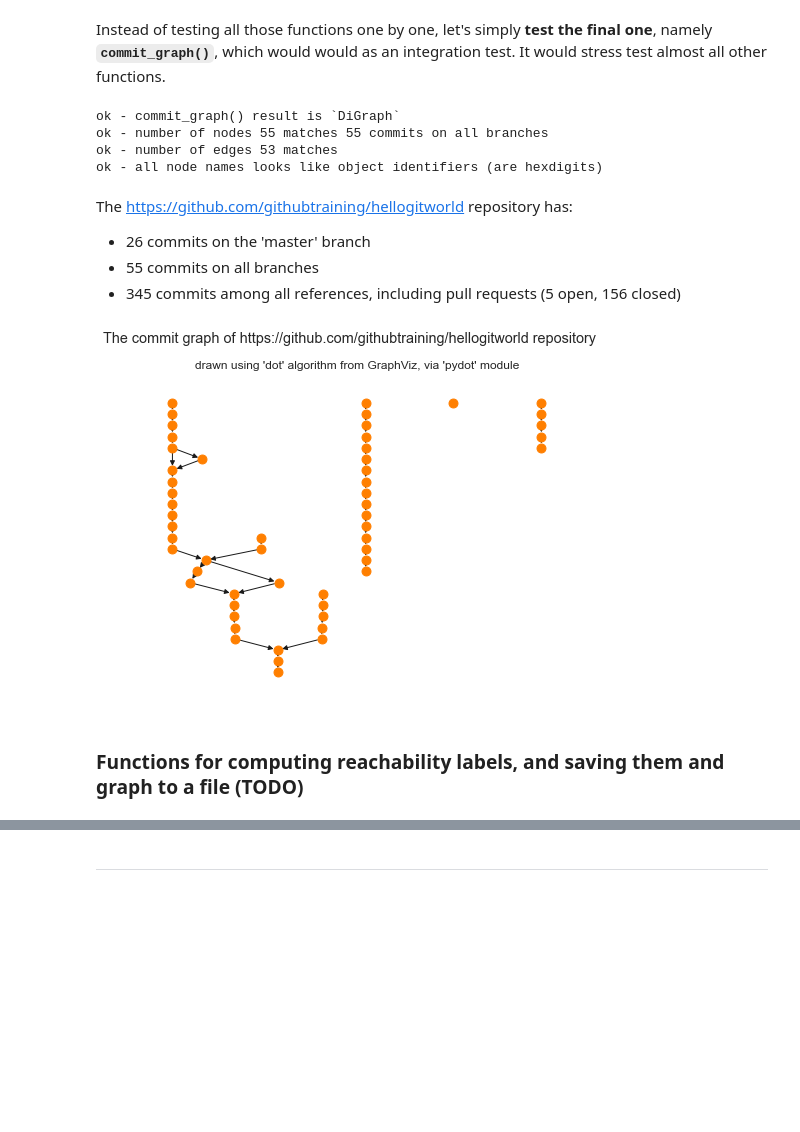
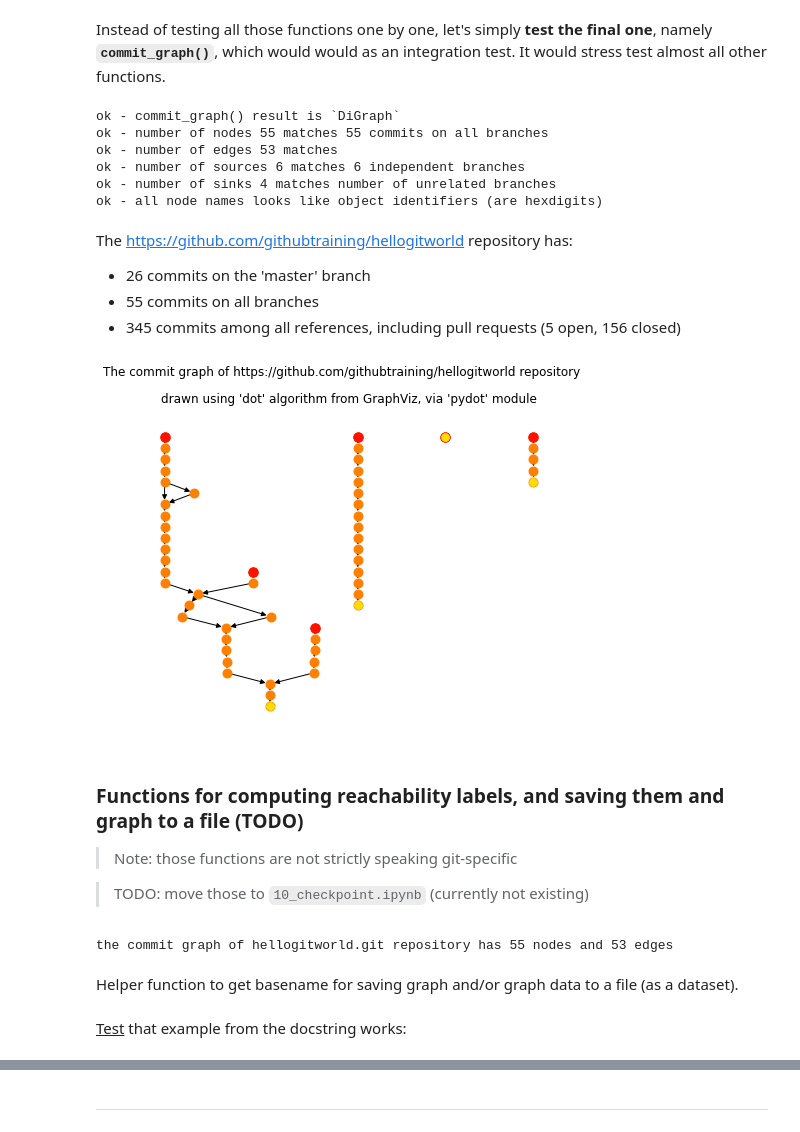
Before and after one commit to jnareb/git-commit-graph-ext, a Jupyter notebook: 09_git.ipynb, the cells around one changed output, grey strips where cells are left out. Drawn from its saved outputs; the diff is of its cells as text; code cells hidden in the pictures; blank space fills up the shorter version.

```diff
--- a/09_git.ipynb
+++ b/09_git.ipynb
@@ -307,7 +320,7 @@ def get_repo(url, repo_path, refresh=False):
 Using Git commands, we can easily create text file that store commit-graph information in the adjacency list format, from which it is easy to create a NetworkX graph (`DiGraph`).  Shortened object identifiers (shortened SHA-1) will be used to identify commits which are nodes / vertices of the commit graph.
 # %%
 #export
-def _repo_name_to_out_path(repo_path, out_dir="datasets"):
+def _repo_path_to_out_path(repo_path, out_dir="datasets"):
     """Create filename for storing adjacency list out of repository path
 
     This is a helper function used, among others, in `repo_generate_adjlist()`
@@ -386,7 +399,7 @@ def repo_generate_adjlist(repo_path, out_dir="datasets", refresh=False):
         Path where the commit graph in the adjacency file format
         can be found.
     """
-    out_pathname = _repo_name_to_out_path(repo_path, out_dir=out_dir)
+    out_pathname = _repo_path_to_out_path(repo_path, out_dir=out_dir)
     # generate the adjacency list using git-log command; note: skip pull requests
     if refresh or not out_pathname.exists():
         with out_pathname.open("w") as outfile:
@@ -505,7 +518,7 @@ def commit_graph(url, repo_name,
     repo_path = Path(repos_dir) / repo_name
     get_repo(url, repo_path, refresh=reclone)
     graph = repo_to_graph(repo_path, datasets_dir=datasets_dir, refresh=rescan)
-    graph.name = repo_name + ' commit graph'
+    graph.name = repo_name
     return graph
 # %% [markdown]
 Instead of testing all those functions one by one, let's simply **test the final one**, namely **`commit_graph()`**, which would would as an integration test.  It would stress test almost all other functions.
@@ -523,13 +536,22 @@ repo_name="hellogitworld.git"
 # get commit graph of remote repository
 graph = commit_graph(repo_url, repo_name, rescan=True)
 
+# find sinks (roots in git terminology) and sources (heads in git terminology)
+sinks  =[n for n in graph if graph.out_degree(n) == 0]
+sources=[n for n in graph if graph.in_degree(n)  == 0]
+
 assert isinstance(graph, nx.DiGraph)
 print('ok - commit_graph() result is `DiGraph`')
 # this is an archived repository, so it should not change at all
 assert graph.number_of_nodes() == 55
+print('ok - number of nodes {:d} matches 55 commits on all branches'.format(graph.number_of_nodes()))
 assert graph.number_of_edges() == 53
-print('ok - number of nodes {:d} matches 55 commits on all branches'.format(graph.number_of_nodes()))
 print('ok - number of edges {:d} matches'.format(graph.number_of_edges()))
+assert len(sources) == 6
+print('ok - number of sources {:d} matches 6 independent branches'.format(len(sources)))
+assert len(sinks) == 4
+print('ok - number of sinks {:d} matches number of unrelated branches'.format(len(sinks)))
+
 id_regexp = re.compile(r'^[0-9a-f]+$')
 assert all([id_regexp.fullmatch(node) is not None for node in graph.nodes])
 print('ok - all node names looks like object identifiers (are hexdigits)')
@@ -540,6 +562,8 @@ print('ok - all node names looks like object identifiers (are hexdigits)')
 ok - commit_graph() result is `DiGraph`
 ok - number of nodes 55 matches 55 commits on all branches
 ok - number of edges 53 matches
+ok - number of sources 6 matches 6 independent branches
+ok - number of sinks 4 matches number of unrelated branches
 ok - all node names looks like object identifiers (are hexdigits)
 # %% [markdown]
 The <https://github.com/githubtraining/hellogitworld> repository has:
@@ -549,18 +573,42 @@ The <https://github.com/githubtraining/hellogitworld> repository has:
 # %%
 # this plot is here to check if the number of edges found is plausible
 try:
     import pydot
 
     fig=plt.figure(figsize=(8,6))
     plt.suptitle('The commit graph of https://github.com/githubtraining/hellogitworld repository')
     plt.title("drawn using 'dot' algorithm from GraphViz, via 'pydot' module")
     pos=nx.drawing.nx_pydot.pydot_layout(graph, prog='dot')
     nx.draw(graph, pos=pos,
             node_size=80,width=1.0,node_color='#FF7F00')
+    nx.draw_networkx_nodes(graph, pos=pos, nodelist=sources,
+                           node_size=90,node_color='#FF1100')
+    nx.draw_networkx_nodes(graph, pos=pos, nodelist=sinks,
+                           node_size=60,node_color='#FFDD00')
     plt.draw()
 except ModuleNotFoundError:
     print("'pydot' module not installed")
 # %% [output]
-[figure, old version]
+[figure, new version]
 # %% [markdown]
 ### Functions for computing reachability labels, and saving them and graph to a file (TODO)
+> Note: those functions are not strictly speaking git-specific
+
+> TODO: move those to `10_checkpoint.ipynb` (currently not existing)
+# %%
+# before tests (test fixture)
+repo_url="https://github.com/githubtraining/hellogitworld"
+repo_path="repos/hellogitworld.git"
+repo_name="hellogitworld.git"
+#rmtree(repo_path, ignore_errors=True)
+
+# get commit graph of remote repository, without re-cloning or re-computing
+repo_graph = commit_graph(repo_url, repo_name)
+
+# check that it worked
+print("the commit graph of {} repository has {:d} nodes and {:d} edges".
+      format(repo_name, repo_graph.number_of_nodes(), repo_graph.number_of_edges()))
+# %% [output]
+the commit graph of hellogitworld.git repository has 55 nodes and 53 edges
+# %% [markdown]
+Helper function to get basename for saving graph and/or graph data to a file (as a dataset).
@@ -566,0 +659,2 @@ except ModuleNotFoundError:
+# %% [markdown]
+<u>Test</u> that example from the docstring works:
```
Also changed, not shown: parts of 28 cells of this notebook, 2 other files.
